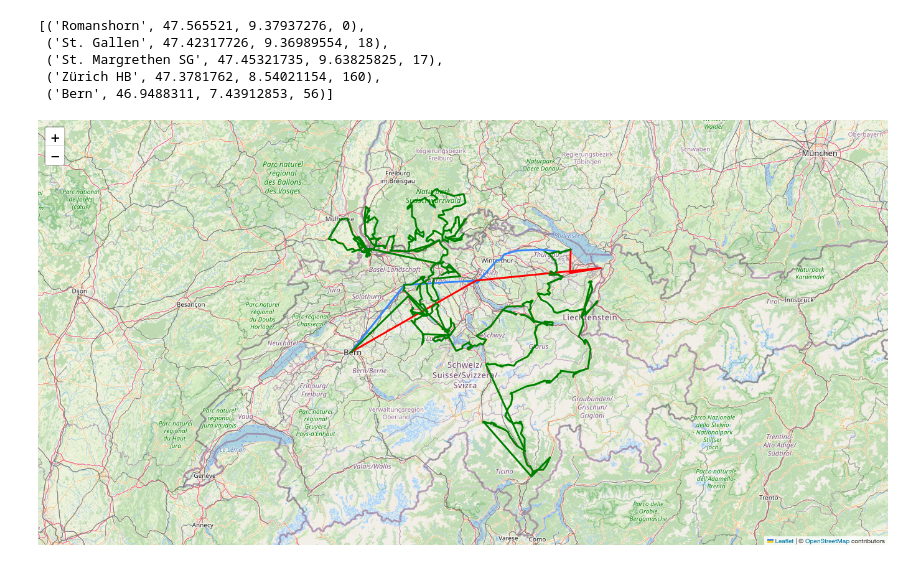
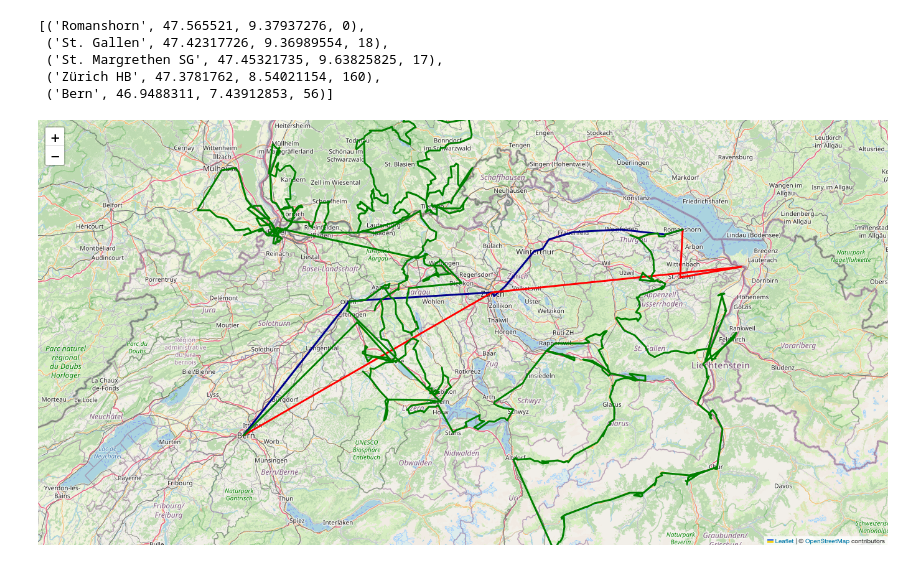
Before and after one commit to tkilla77/ksr_talenta_graphs, a Jupyter notebook: sbb.ipynb, the cells around one changed output. Drawn from its saved outputs; the diff is of its cells as text; code cells hidden in the pictures.

```diff
--- a/sbb.ipynb
+++ b/sbb.ipynb
@@ -92,22 +93,24 @@ list(read_stops('Romanshorn', 'Bern', graphs.find_path_bfs))
 # %%
 #%pip install folium geopandas pillow selenium
 import folium
 import folium.features
 import geopandas as gpd
 
 map = folium.Map()
 
-dijkstra_path = folium.features.PolyLine([(info[1], info[2]) for info in read_stops('Romanshorn', 'Bern', graphs.shortest_path)], tooltip="Dijkstra").add_to(map)
+dijkstra_path = folium.features.PolyLine([(info[1], info[2]) for info in read_stops('Romanshorn', 'Bern', graphs.shortest_path)], tooltip="Dijkstra", color="darkblue").add_to(map)
 bfs_path = folium.features.PolyLine([(info[1], info[2]) for info in read_stops('Romanshorn', 'Bern', graphs.find_path_bfs)], tooltip="BFS", color="red").add_to(map)
-bfs_path = folium.features.PolyLine([(info[1], info[2]) for info in read_stops('Romanshorn', 'Bern', graphs.find_path_dfs)], tooltip="DFS", color="green").add_to(map)
-map.fit_bounds(bfs_path.get_bounds())
+dfs_path = folium.features.PolyLine([(info[1], info[2]) for info in read_stops('Romanshorn', 'Bern', graphs.find_path_dfs)], tooltip="DFS", color="green").add_to(map)
+map.fit_bounds(dijkstra_path.get_bounds())
 
+# Export to still image in order for github to render.
+# Folium interactive content cannot be rendered on github.
 import io
 from PIL import Image
 
 img_data = map._to_png(5)
 img = Image.open(io.BytesIO(img_data))
 #img.save('image.png')
 img
 # %% [output]
-[figure, old version]
+[figure, new version]
```
Also changed, not shown: parts of 1 cell of this notebook.
